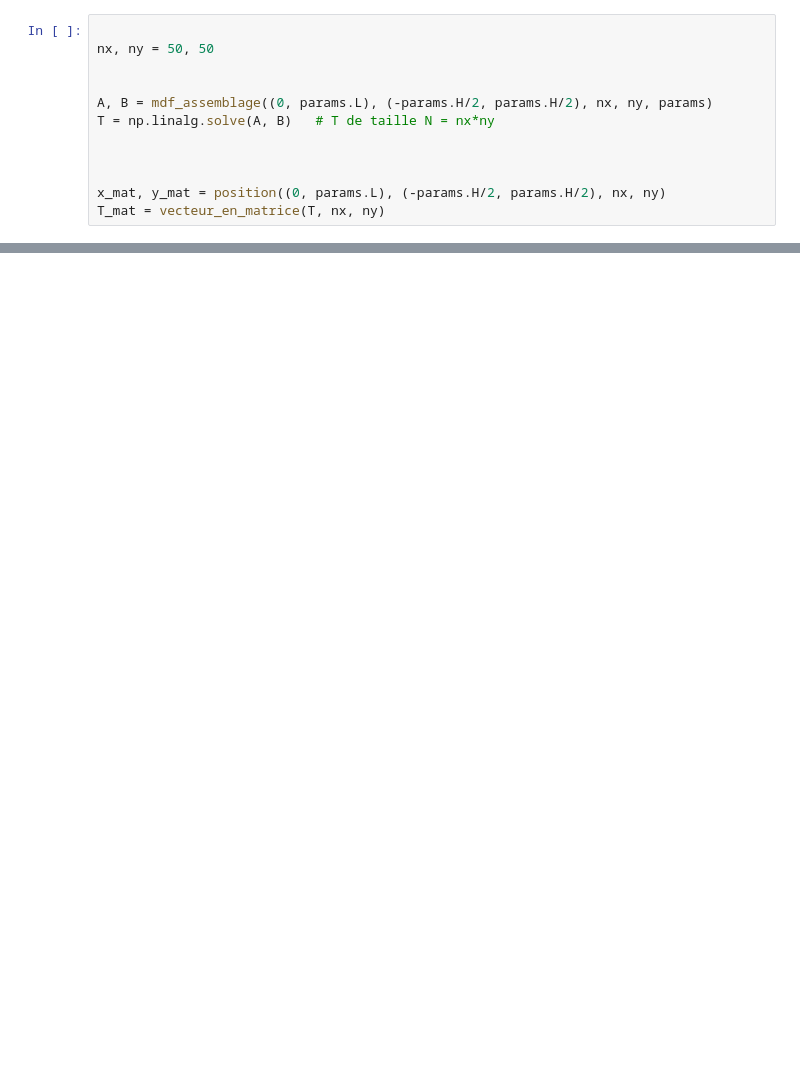
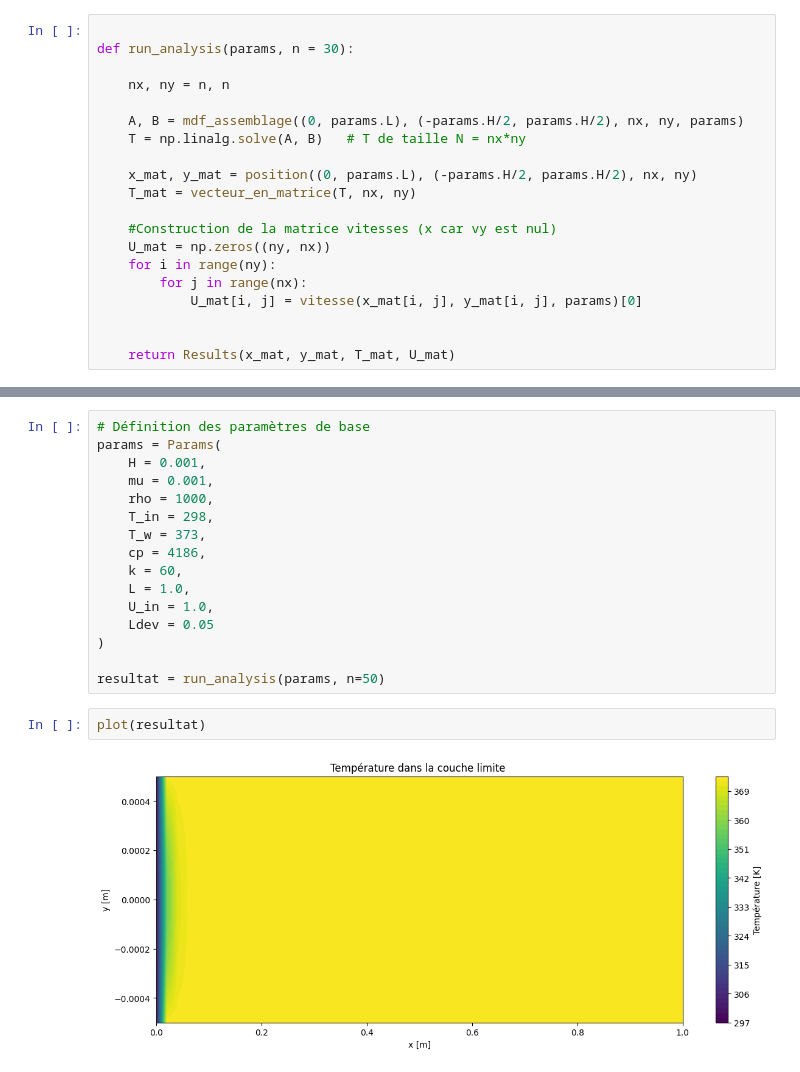
Before and after one commit to Astro-Coco/projet_gch, a Jupyter notebook: graphing.ipynb, the cells around one changed output, grey strips where cells are left out. Drawn from its saved outputs; the diff is of its cells as text; blank space fills up the shorter version.

```diff
--- a/graphing.ipynb
+++ b/graphing.ipynb
@@ -105,12 +6,20 @@ def mdf_assemblage(X : tuple, Y : tuple, nx : int, ny : int, params : Params):
 # %%
 
-nx, ny = 50, 50
+def run_analysis(params, n = 30):
+
+    nx, ny = n, n
+
+    A, B = mdf_assemblage((0, params.L), (-params.H/2, params.H/2), nx, ny, params)
+    T = np.linalg.solve(A, B)   # T de taille N = nx*ny
+
+    x_mat, y_mat = position((0, params.L), (-params.H/2, params.H/2), nx, ny)
+    T_mat = vecteur_en_matrice(T, nx, ny)
+
+    #Construction de la matrice vitesses (x car vy est nul)
+    U_mat = np.zeros((ny, nx))
+    for i in range(ny):
+        for j in range(nx):
+            U_mat[i, j] = vitesse(x_mat[i, j], y_mat[i, j], params)[0]
 
 
-A, B = mdf_assemblage((0, params.L), (-params.H/2, params.H/2), nx, ny, params)
-T = np.linalg.solve(A, B)   # T de taille N = nx*ny
-
-
-
-x_mat, y_mat = position((0, params.L), (-params.H/2, params.H/2), nx, ny)
-T_mat = vecteur_en_matrice(T, nx, ny)
+    return Results(x_mat, y_mat, T_mat, U_mat)
@@ -145,0 +47,20 @@ plt.show()
+# %%
+# Définition des paramètres de base
+params = Params(
+    H = 0.001,
+    mu = 0.001,
+    rho = 1000,
+    T_in = 298,
+    T_w = 373,
+    cp = 4186,
+    k = 60,
+    L = 1.0,
+    U_in = 1.0,
+    Ldev = 0.05
+)
+
+resultat = run_analysis(params, n=50)
+# %%
+plot(resultat)
+# %% [output]
+[figure, added]
```
Also changed, not shown: parts of 6 cells of this notebook, 2 other files.
